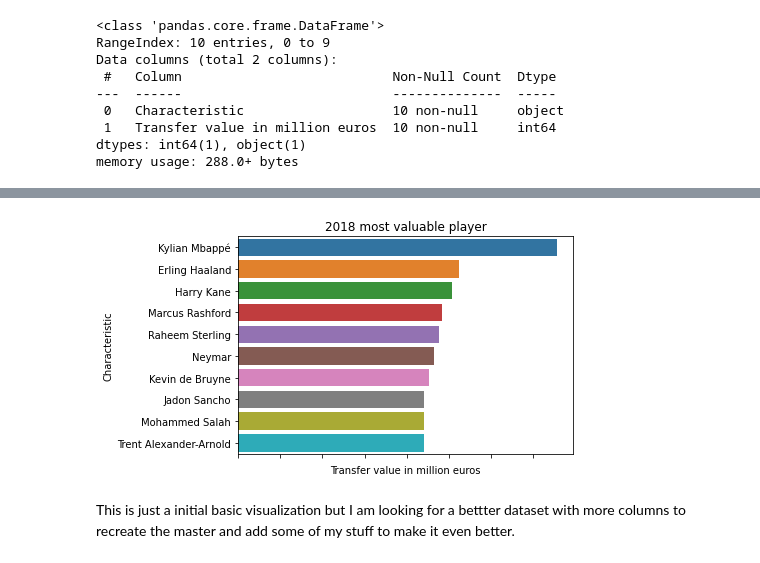
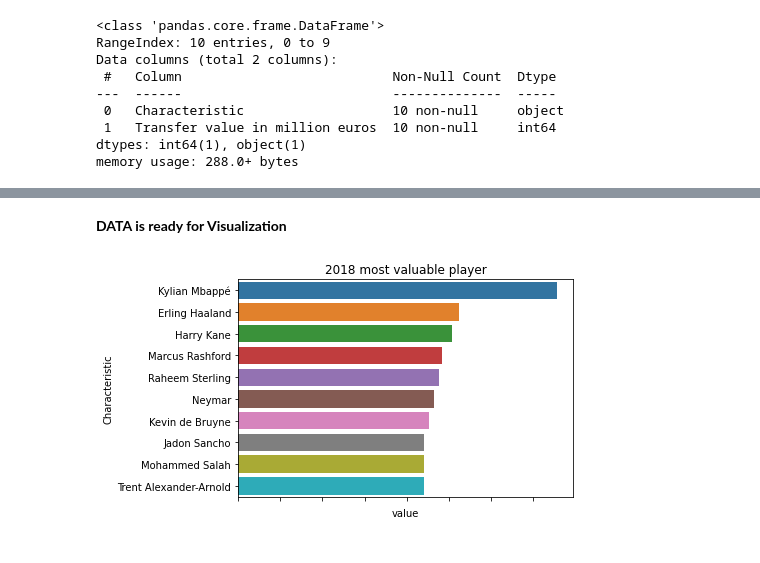
Before and after one commit to anjilakarkigit/dataVisualization, a Jupyter notebook: recreating_master3.ipynb, the cells around one changed output, grey strips where cells are left out. Drawn from its saved outputs; the diff is of its cells as text; code cells hidden in the pictures.

```diff
--- a/recreating_master3.ipynb
+++ b/recreating_master3.ipynb
@@ -69,9 +132,9 @@ memory usage: 288.0+ bytes
+# %% [markdown]
+**DATA is ready for Visualization**
 # %%
-ax = sns.barplot(data = df, x='Transfer value in million euros', y="Characteristic",)
+ax = sns.barplot(data = df, x='value', y="Characteristic",)
 ax.set_xticklabels(ax.get_xticklabels(),rotation = 60)
 ax.set_title('2018 most valuable player')
 plt.show()
 # %% [output]
-[figure, old version]
+[figure, new version]
-# %% [markdown]
-This is just a initial basic visualization but I am looking for a bettter dataset with more columns to recreate the master and add some of my stuff to make it even better.
```
Also changed, not shown: parts of 24 cells of this notebook.
